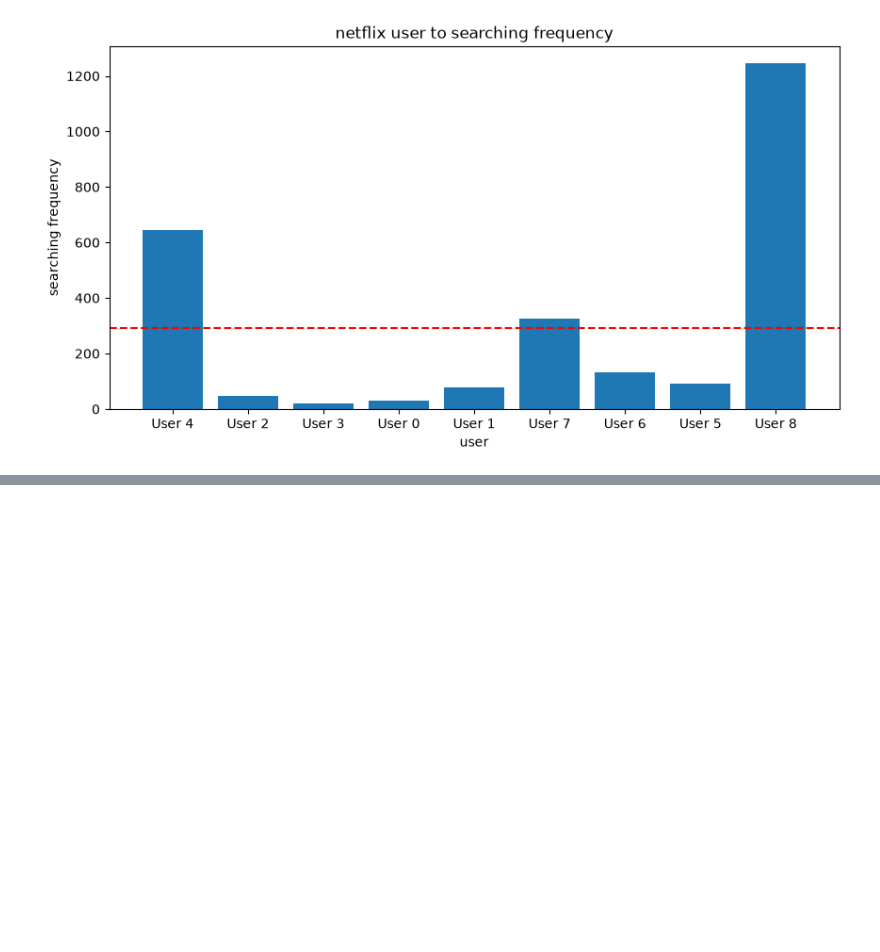
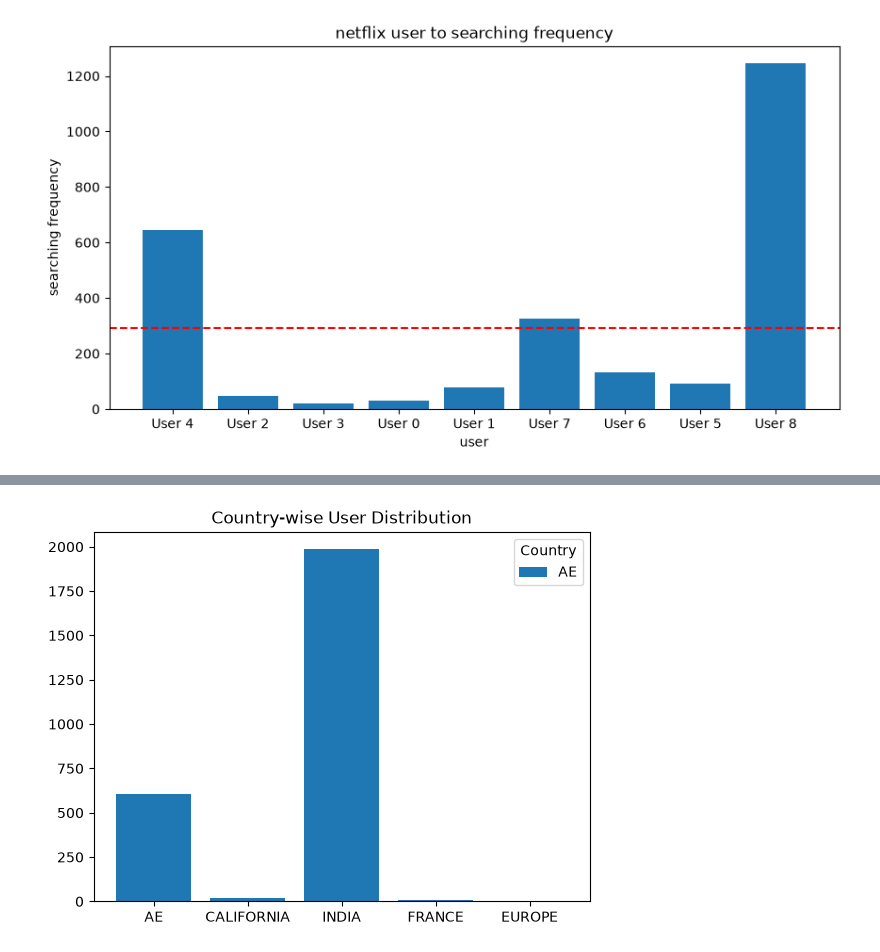
Before and after one commit to vickyxcodepy/gen-ai-python-repo, a Jupyter notebook: ml/project0.ipynb, the cells around one changed output, grey strips where cells are left out. Saved outputs shown, nothing was run; the diff lists cells and outputs as text; code cells hidden in the pictures; blank space fills up the shorter version.

```diff
--- a/ml/project0.ipynb
+++ b/ml/project0.ipynb
@@ -34,3 +34,12 @@ plt.title("netflix user to searching frequency")
 plt.show();
 # %% [output]
 [figure]
+# %%
+import pandas as pd
+import matplotlib.pyplot as plt
+import matplotlib.pyplot as plt
+import pandas as pd
+
+df = pd.read_csv("C:\\Users\\VIGNESH\\OneDrive\\Documents\\csv\\lock.csv")
+
+df
@@ -36,0 +53,21 @@ plt.show();
+# %%
+import pandas as pd
+import matplotlib.pyplot as plt
+
+
+
+
+plt.bar(
+    df["Country"],df["user"]
+)
+
+plt.legend(
+    df["Country"],
+    title="Country"
+)
+
+plt.title("Country-wise User Distribution")
+
+plt.show();
+# %% [output]
+[figure, added]
```
Also changed, not shown: parts of 1 cell of this notebook, 3 other files.
